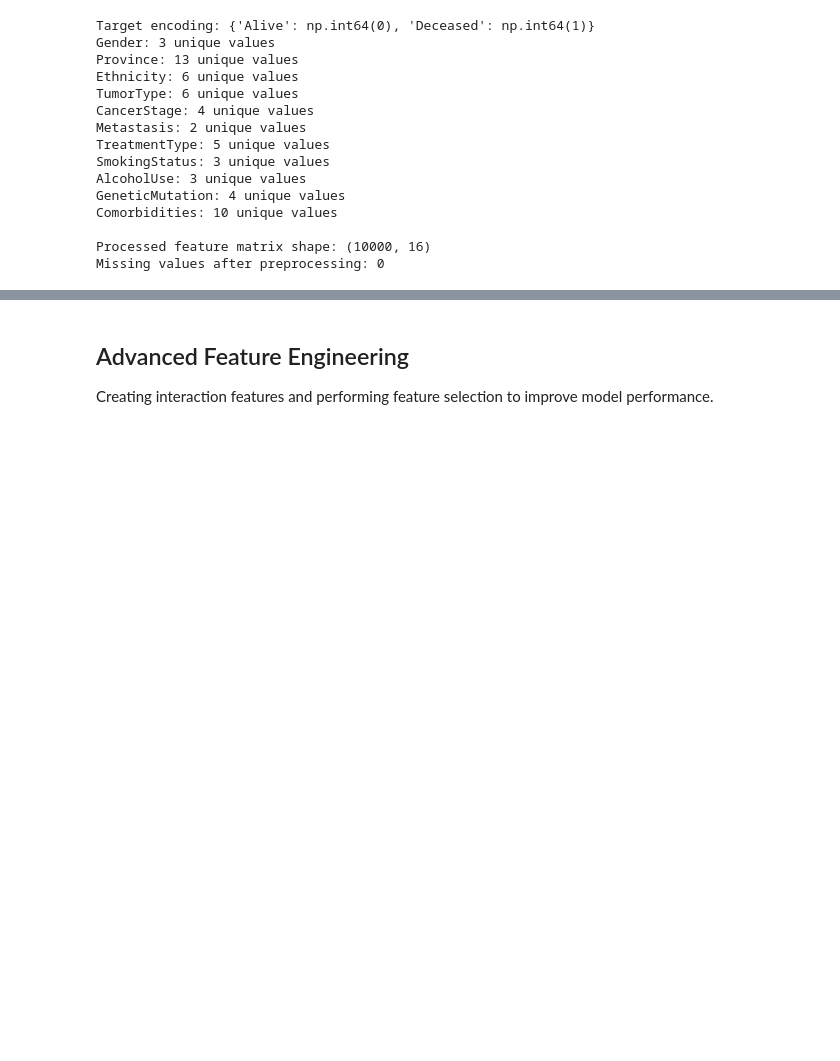
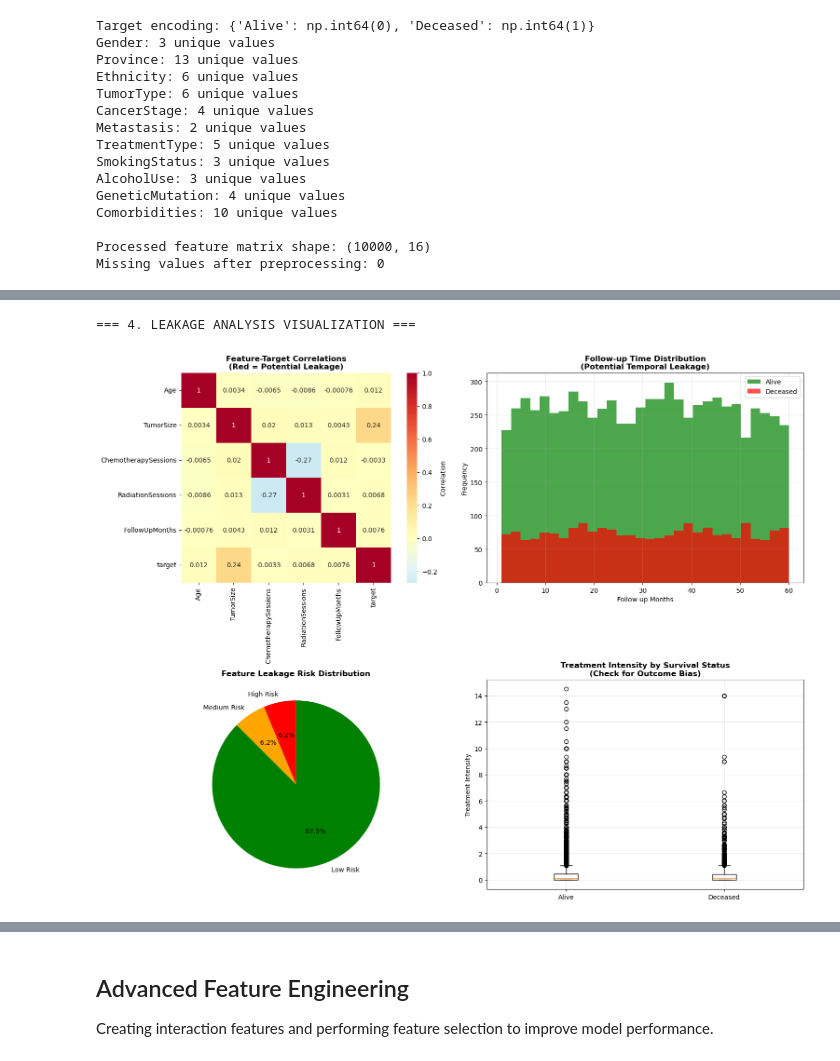
Before and after one commit to fskHartmann/China-Cancer-Patient-Records, a Jupyter notebook: src/survivalprediction.ipynb, the cells around one changed output, grey strips where cells are left out. Saved outputs shown, nothing was run; the diff lists cells and outputs as text; code cells hidden in the pictures; blank space fills up the shorter version.

```diff
--- a/src/survivalprediction.ipynb
+++ b/src/survivalprediction.ipynb
@@ -157,0 +206,13 @@ Missing values after preprocessing: 0
+# %%
+# Target Leakage Analysis
+print("=== TARGET LEAKAGE ANALYSIS ===")
+print("Detecting potential data leakage that could compromise model validity\n")
+
+# Store leakage analysis results
+leakage_analysis = {
+    'high_risk_features': [],
+    'medium_risk_features': [],
+    'low_risk_features': [],
+    'correlations': {},
+    'temporal_issues': []
+}
@@ -157,0 +406,52 @@ Missing values after preprocessing: 0
+# %%
+# 4. Leakage Analysis Visualization
+print("\n=== 4. LEAKAGE ANALYSIS VISUALIZATION ===")
+
+fig, axes = plt.subplots(2, 2, figsize=(16, 12))
+
+# 1. Correlation Heatmap for numerical features
+numeric_features_subset = [f for f in numerical_features if f in X_processed.columns]
+corr_data = X_processed[numeric_features_subset].copy()
+corr_data['target'] = y_encoded
+correlation_matrix = corr_data.corr()
+
+sns.heatmap(correlation_matrix, annot=True, cmap='RdYlBu_r', center=0,
+            square=True, ax=axes[0, 0], cbar_kws={'label': 'Correlation'})
+axes[0, 0].set_title('Feature-Target Correlations\n(Red = Potential Leakage)', fontweight='bold')
+
+# 2. Follow-up time distribution by survival status
+axes[0, 1].hist(alive_patients.dropna(), alpha=0.7, label='Alive', bins=30, color='green')
+axes[0, 1].hist(deceased_patients.dropna(), alpha=0.7, label='Deceased', bins=30, color='red')
+axes[0, 1].set_xlabel('Follow-up Months')
+axes[0, 1].set_ylabel('Frequency')
+axes[0, 1].set_title('Follow-up Time Distribution\n(Potential Temporal Leakage)', fontweight='bold')
+axes[0, 1].legend()
+axes[0, 1].grid(True, alpha=0.3)
+
+# 3. Feature risk categorization
+risk_counts = {
+    'High Risk': len(leakage_analysis['high_risk_features']),
+    'Medium Risk': len(leakage_analysis['medium_risk_features']),
+    'Low Risk': len(leakage_analysis['low_risk_features'])
+}
+
+colors = ['red', 'orange', 'green']
+axes[1, 0].pie(risk_counts.values(), labels=risk_counts.keys(), autopct='%1.1f%%',
+               colors=colors, startangle=90)
+axes[1, 0].set_title('Feature Leakage Risk Distribution', fontweight='bold')
+
+# 4. Treatment intensity vs survival
+treatment_data = data[['TreatmentIntensity_Raw', 'SurvivalStatus']].dropna()
+survival_groups = treatment_data.groupby('SurvivalStatus')['TreatmentIntensity_Raw']
+
+axes[1, 1].boxplot([survival_groups.get_group('Alive'), survival_groups.get_group('Deceased')],
+                   labels=['Alive', 'Deceased'])
+axes[1, 1].set_ylabel('Treatment Intensity')
+axes[1, 1].set_title('Treatment Intensity by Survival Status\n(Check for Outcome Bias)', fontweight='bold')
+axes[1, 1].grid(True, alpha=0.3)
+
+plt.tight_layout()
+plt.show()
+# %% [output]
+=== 4. LEAKAGE ANALYSIS VISUALIZATION ===
+[figure, added]
```
Also changed, not shown: parts of 37 cells of this notebook, 2 other files.
